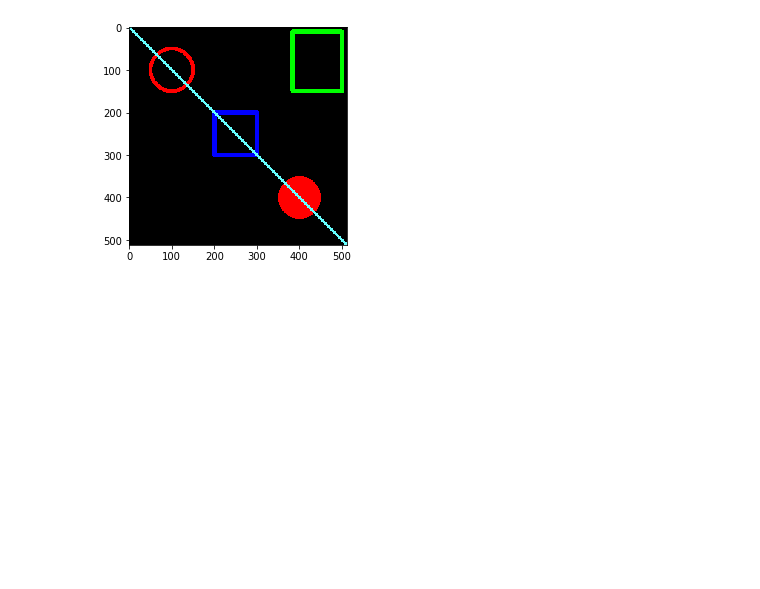
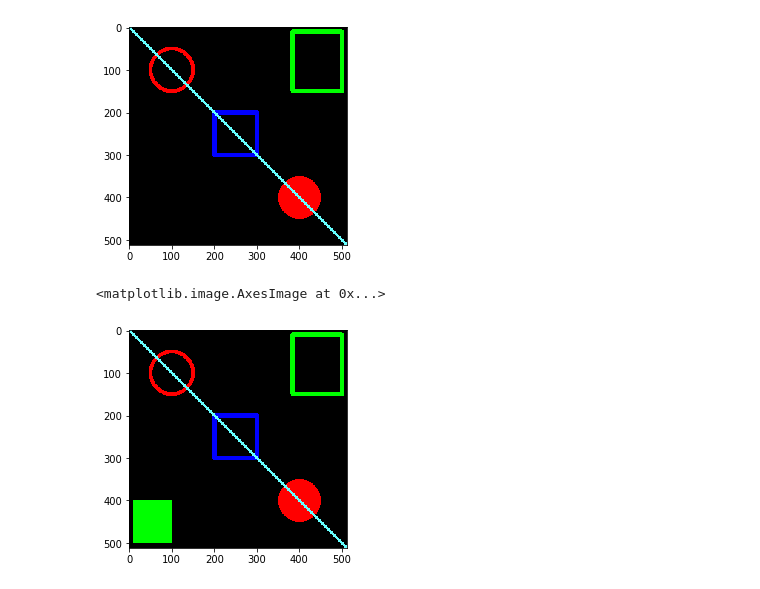
Before and after one commit to rishavhack/OpenCV-Using-Python, a Jupyter notebook: 02 Image Basics with OpenCV/Part 3 Drawing on Images.ipynb, the cells around one changed output. Saved outputs shown, nothing was run; the diff lists cells and outputs as text; code cells hidden in the pictures; blank space fills up the shorter version.

Commit message:
Draw an image using OpenCV

```diff
--- a/02 Image Basics with OpenCV/Part 3 Drawing on Images.ipynb
+++ b/02 Image Basics with OpenCV/Part 3 Drawing on Images.ipynb
@@ -83,3 +83,9 @@ plt.imshow(blank_img)
 # %% [output]
 <matplotlib.image.AxesImage at 0x...>
 [figure]
+# %%
+cv2.rectangle(blank_img,pt1=(10,400),pt2=(100,500),color=(0,255,0),thickness=-1)
+plt.imshow(blank_img)
+# %% [output]
+<matplotlib.image.AxesImage at 0x...>
+[figure, added]
```
